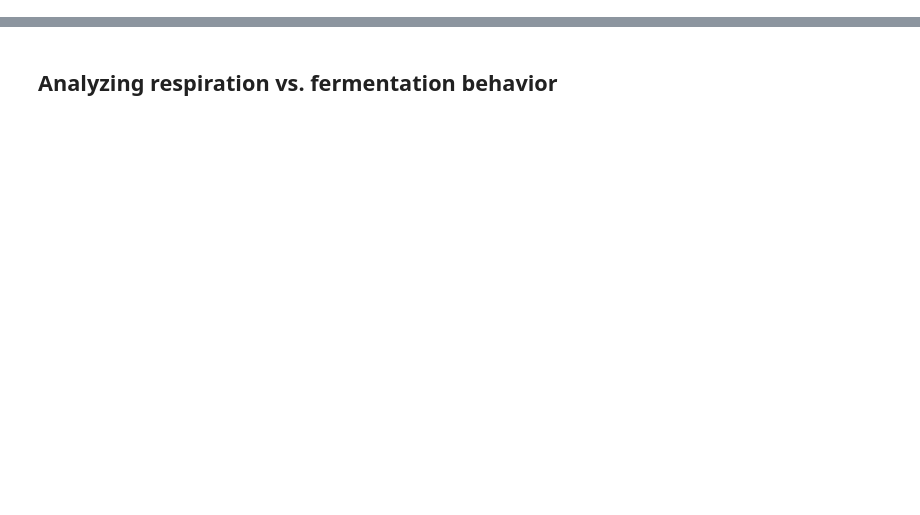
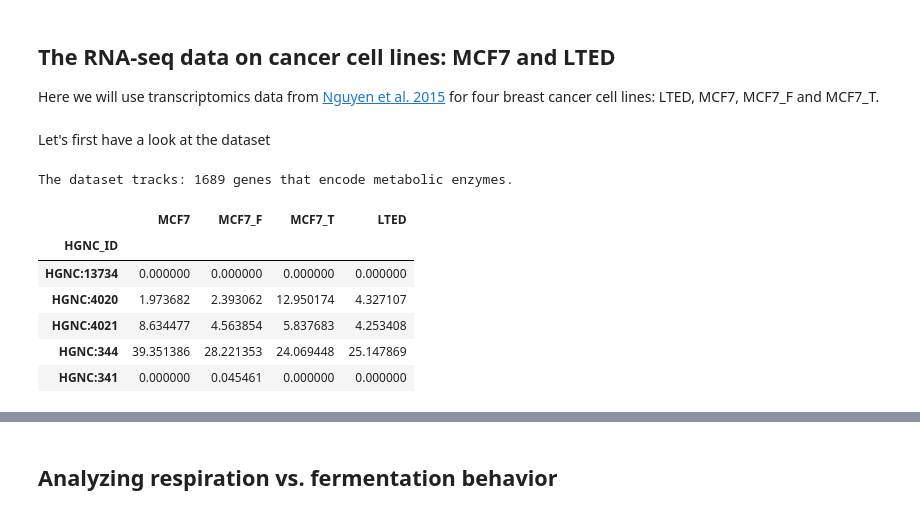
Before and after one commit to ThierryMondeel/Systems_Biology_FBA_tutorial, a Jupyter notebook: FBA_tutorials/6_Cancer_cell_line_models.ipynb, the cells around one changed output, grey strips where cells are left out. Cells and saved outputs as stored; diff of their text form; code cells hidden in the pictures; blank space fills up the shorter version.

```diff
--- a/FBA_tutorials/6_Cancer_cell_line_models.ipynb
+++ b/FBA_tutorials/6_Cancer_cell_line_models.ipynb
@@ -165,0 +107,19 @@ WT_r3.reactions.G5SADs
+# %% [markdown]
+## The RNA-seq data on cancer cell lines: MCF7 and LTED
+
+Here we will use transcriptomics data from [Nguyen et al. 2015](https://www.nature.com/articles/ncomms10044) for four breast cancer cell lines: LTED, MCF7, MCF7_F and MCF7_T.
+# %% [markdown]
+Let's first have a look at the dataset
+# %%
+dataset = pd.read_pickle('models/Recon3D_301/Recon3_cell_line_models/data/total_dataset')
+print('The dataset tracks:', len(dataset), 'genes that encode metabolic enzymes.')
+dataset.head()
+# %% [output]
+The dataset tracks: 1689 genes that encode metabolic enzymes.
+|  | MCF7 | MCF7_F | MCF7_T | LTED |
+| HGNC_ID |  |  |  |  |
+| HGNC:13734 | 0.000000 | 0.000000 | 0.000000 | 0.000000 |
+| HGNC:4020 | 1.973682 | 2.393062 | 12.950174 | 4.327107 |
+| HGNC:4021 | 8.634477 | 4.563854 | 5.837683 | 4.253408 |
+| HGNC:344 | 39.351386 | 28.221353 | 24.069448 | 25.147869 |
+| HGNC:341 | 0.000000 | 0.045461 | 0.000000 | 0.000000 |
```
Also changed, not shown: parts of 44 cells of this notebook, 10 other files.
